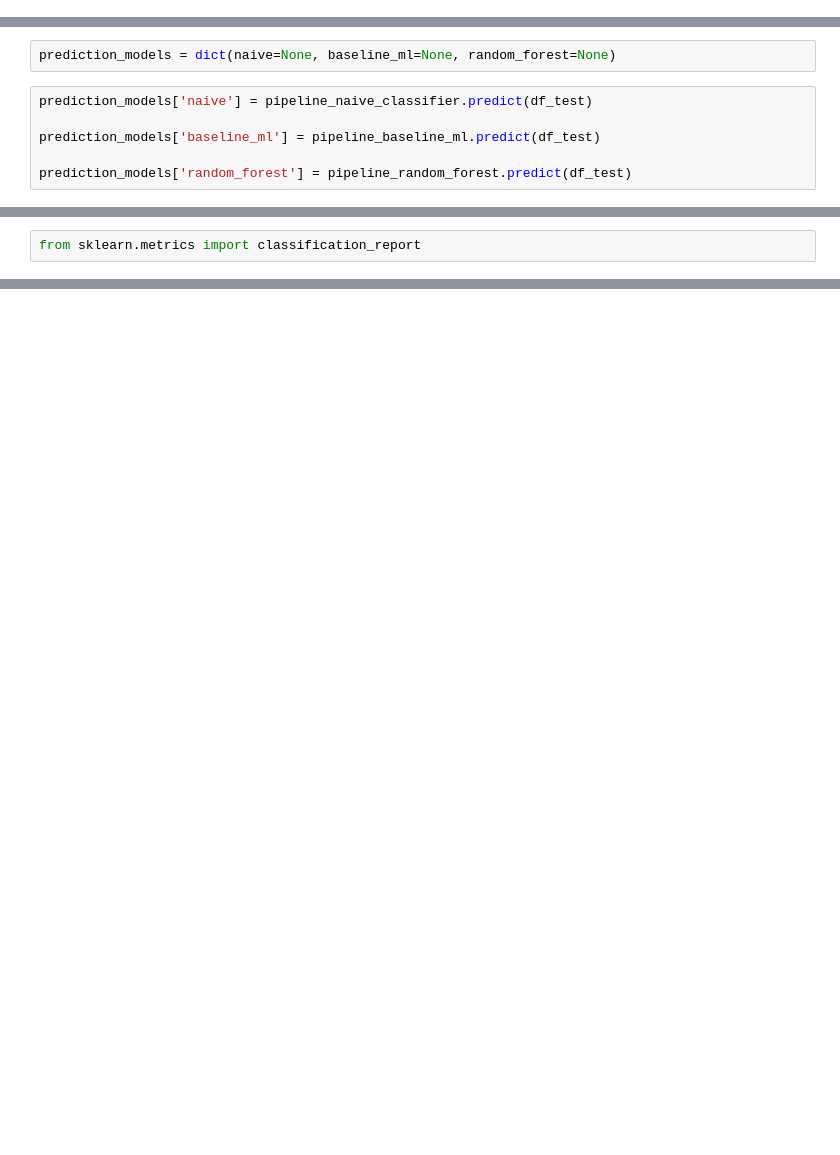
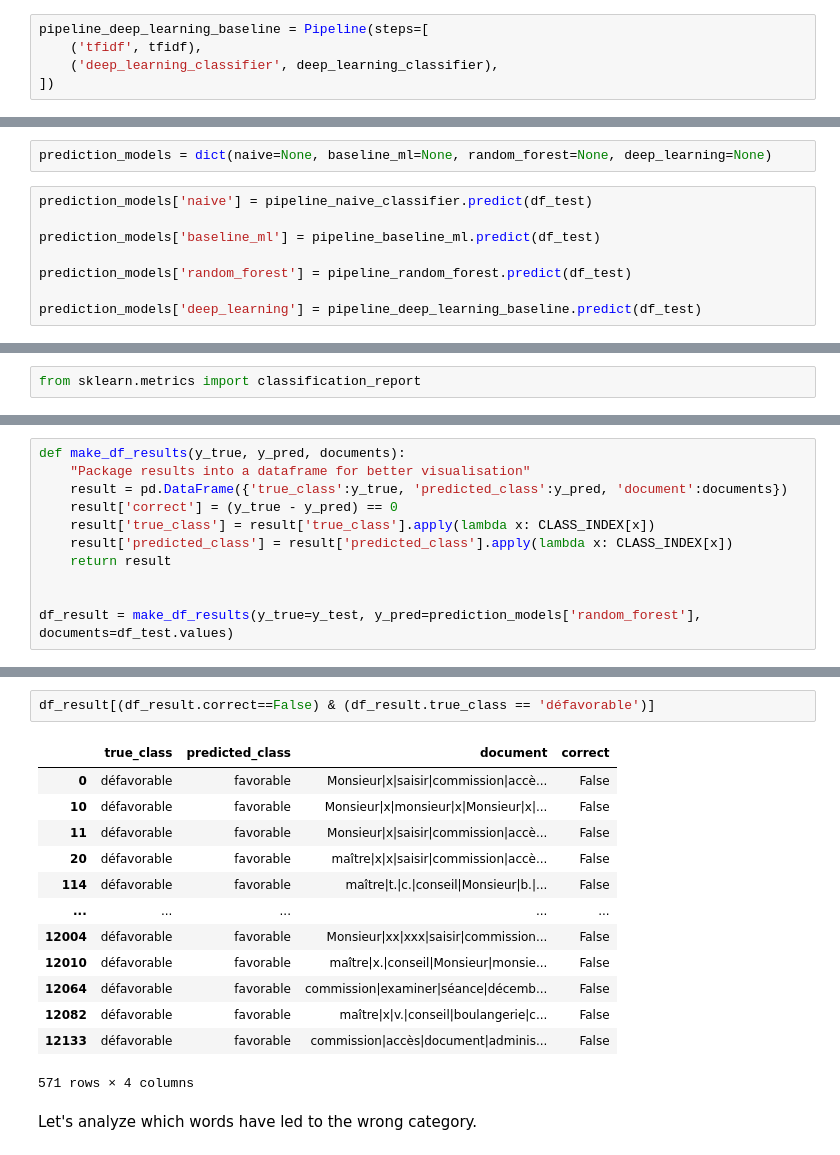
Before and after one commit to Kapoorlabs-paris/NLP-coursework, a Jupyter notebook: ML_Classifier.ipynb, the cells around one changed output, grey strips where cells are left out. Saved outputs shown, nothing was run; the diff lists cells and outputs as text; blank space fills up the shorter version.

Commit message:
add first deep learning model

```diff
--- a/ML_Classifier.ipynb
+++ b/ML_Classifier.ipynb
@@ -155,3 +237,8 @@ pipeline_random_forest = Pipeline(steps=[
     ('tfidf', tfidf),
     ('random_forest', random_forest),
 ])
+# %%
+pipeline_deep_learning_baseline = Pipeline(steps=[
+    ('tfidf', tfidf),
+    ('deep_learning_classifier', deep_learning_classifier),
+])
@@ -171,10 +288,12 @@ Pipeline(steps=[('tfidf', TfidfVectorizer(max_df=10000, max_features=10000)),
 # %% [markdown]
 ## Serve the model
 # %%
-prediction_models = dict(naive=None, baseline_ml=None, random_forest=None)
+prediction_models = dict(naive=None, baseline_ml=None, random_forest=None, deep_learning=None)
 # %%
 prediction_models['naive'] = pipeline_naive_classifier.predict(df_test)
 
 prediction_models['baseline_ml'] = pipeline_baseline_ml.predict(df_test)
 
 prediction_models['random_forest'] = pipeline_random_forest.predict(df_test)
+
+prediction_models['deep_learning'] = pipeline_deep_learning_baseline.predict(df_test)
@@ -229,0 +329,11 @@ np.where(xx != 0)
+# %%
+def make_df_results(y_true, y_pred, documents):
+    "Package results into a dataframe for better visualisation"
+    result = pd.DataFrame({'true_class':y_true, 'predicted_class':y_pred, 'document':documents})
+    result['correct'] = (y_true - y_pred) == 0
+    result['true_class'] = result['true_class'].apply(lambda x: CLASS_INDEX[x])
+    result['predicted_class'] = result['predicted_class'].apply(lambda x: CLASS_INDEX[x])
+    return result
+
+
+df_result = make_df_results(y_true=y_test, y_pred=prediction_models['random_forest'], documents=df_test.values)
@@ -230 +349,19 @@ np.where(xx != 0)
+# %%
+df_result[(df_result.correct==False) & (df_result.true_class == 'défavorable')]
+# %% [output]
+|  | true_class | predicted_class | document | correct |
+| 0 | défavorable | favorable | Monsieur|x|saisir|commission|accè... | False |
+| 10 | défavorable | favorable | Monsieur|x|monsieur|x|Monsieur|x|... | False |
+| 11 | défavorable | favorable | Monsieur|x|saisir|commission|accè... | False |
+| 20 | défavorable | favorable | maître|x|x|saisir|commission|accè... | False |
+| 114 | défavorable | favorable | maître|t.|c.|conseil|Monsieur|b.|... | False |
+| ... | ... | ... | ... | ... |
+| 12004 | défavorable | favorable | Monsieur|xx|xxx|saisir|commission... | False |
+| 12010 | défavorable | favorable | maître|x.|conseil|Monsieur|monsie... | False |
+| 12064 | défavorable | favorable | commission|examiner|séance|décemb... | False |
+| 12082 | défavorable | favorable | maître|x|v.|conseil|boulangerie|c... | False |
+| 12133 | défavorable | favorable | commission|accès|document|adminis... | False |
+571 rows × 4 columns
+# %% [markdown]
+Let's analyze which words have led to the wrong category.
 # %% [markdown]
```
Also changed, not shown: parts of 30 cells of this notebook.
